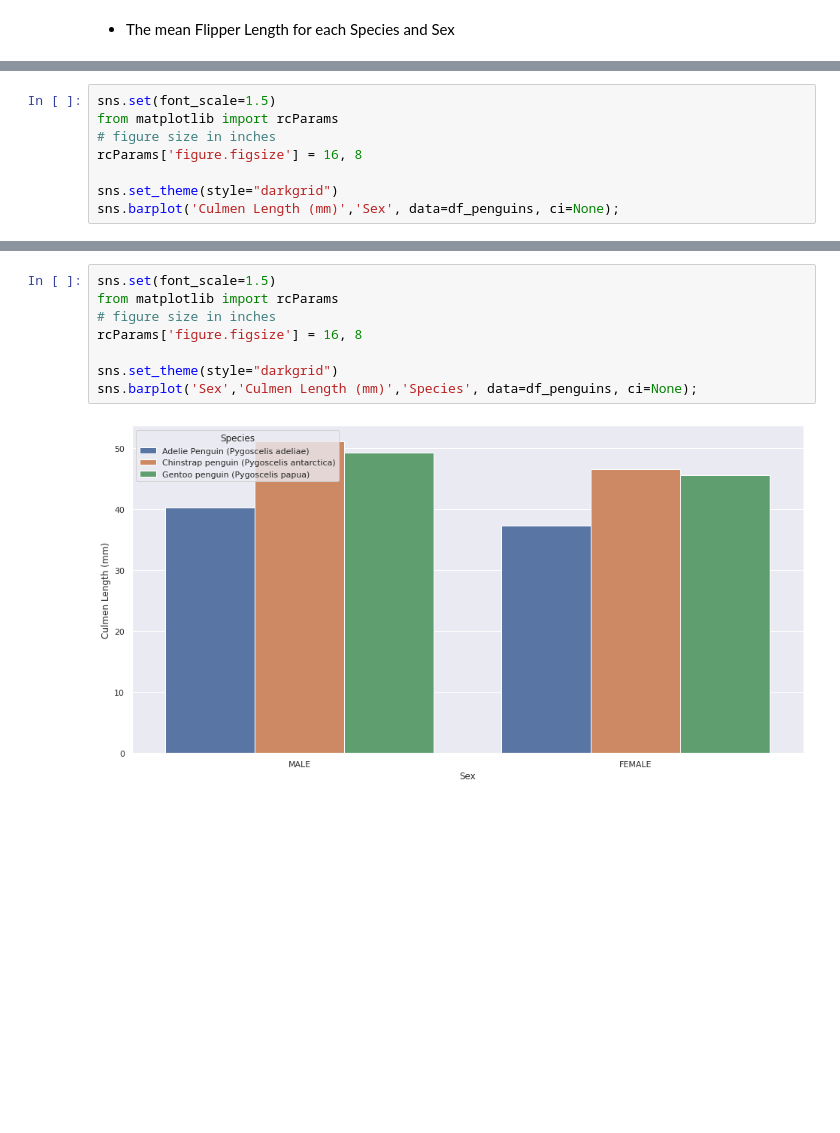
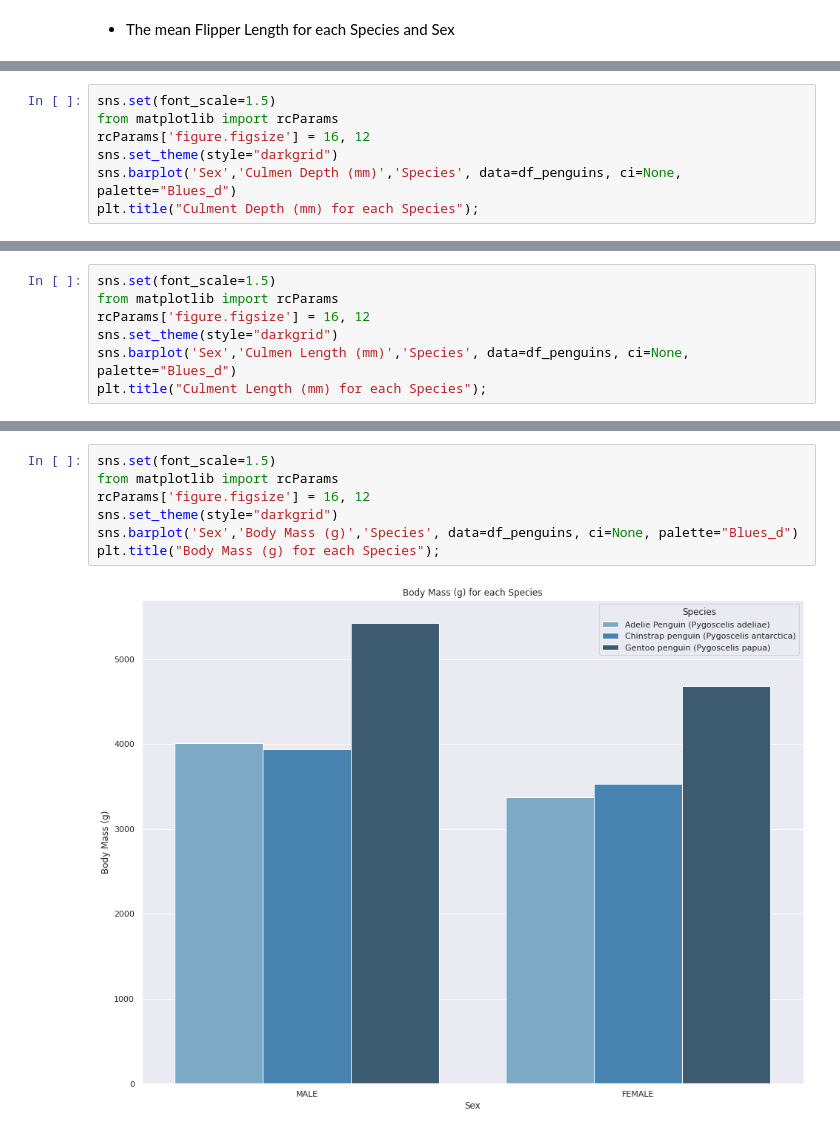
Before and after one commit to rawanalqarni/Palmer_penguins_EDA, a Jupyter notebook: penguins.ipynb, the cells around one changed output, grey strips where cells are left out. Saved outputs shown, nothing was run; the diff lists cells and outputs as text; blank space fills up the shorter version.

```diff
--- a/penguins.ipynb
+++ b/penguins.ipynb
@@ -281,0 +341,7 @@ Name: Flipper Length (mm), dtype: float64
+# %%
+sns.set(font_scale=1.5)
+from matplotlib import rcParams
+rcParams['figure.figsize'] = 16, 12
+sns.set_theme(style="darkgrid")
+sns.barplot('Sex','Culmen Depth (mm)','Species', data=df_penguins, ci=None, palette="Blues_d")
+plt.title("Culment Depth (mm) for each Species");
@@ -282,9 +350,8 @@ Name: Flipper Length (mm), dtype: float64
 # %%
 sns.set(font_scale=1.5)
 from matplotlib import rcParams
-# figure size in inches
-rcParams['figure.figsize'] = 16, 8
-
+rcParams['figure.figsize'] = 16, 12
 sns.set_theme(style="darkgrid")
-sns.barplot('Culmen Length (mm)','Sex', data=df_penguins, ci=None);
+sns.barplot('Sex','Culmen Length (mm)','Species', data=df_penguins, ci=None, palette="Blues_d")
+plt.title("Culment Length (mm) for each Species");
 # %% [output]
@@ -292,10 +361,9 @@ sns.barplot('Culmen Length (mm)','Sex', data=df_penguins, ci=None);
 # %%
 sns.set(font_scale=1.5)
 from matplotlib import rcParams
-# figure size in inches
-rcParams['figure.figsize'] = 16, 8
-
+rcParams['figure.figsize'] = 16, 12
 sns.set_theme(style="darkgrid")
-sns.barplot('Sex','Culmen Length (mm)','Species', data=df_penguins, ci=None);
+sns.barplot('Sex','Body Mass (g)','Species', data=df_penguins, ci=None, palette="Blues_d")
+plt.title("Body Mass (g) for each Species");
 # %% [output]
-[figure, old version]
+[figure, new version]
```
Also changed, not shown: parts of 69 cells of this notebook.
